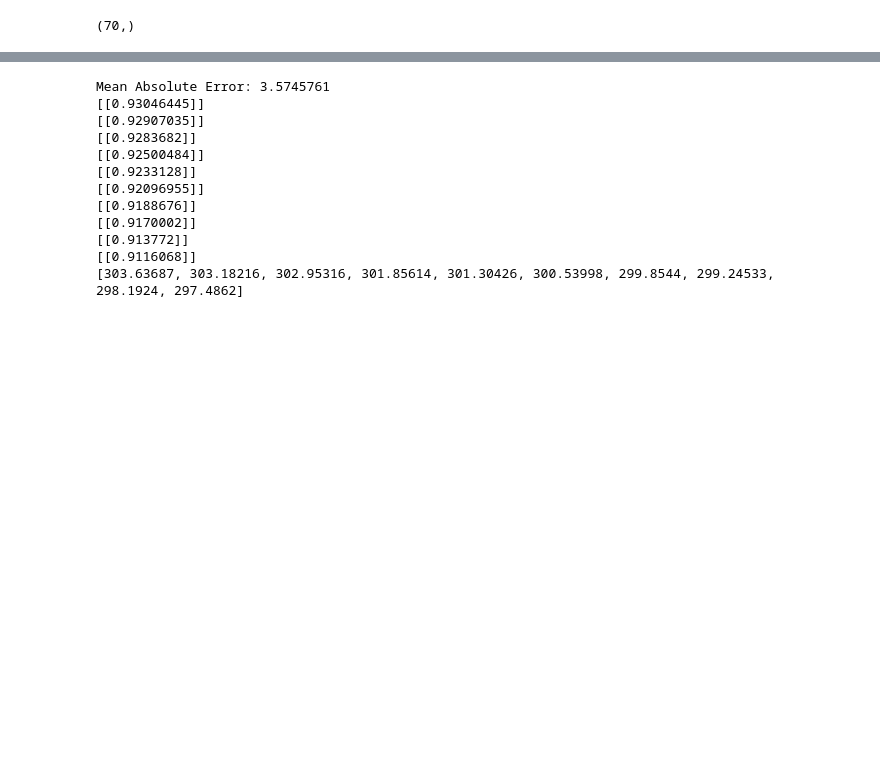
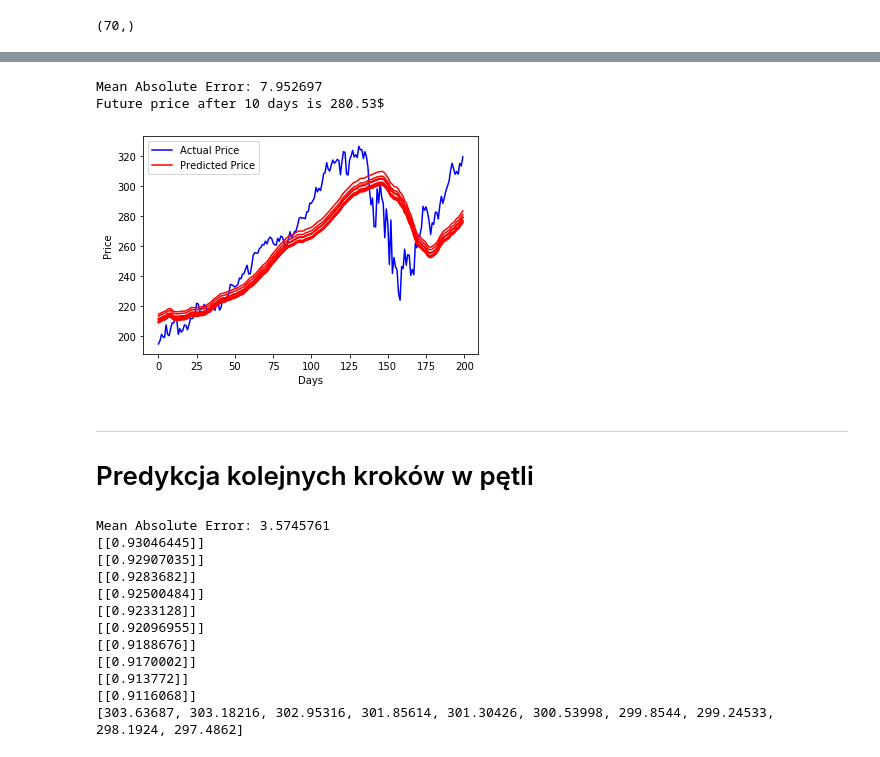
Before and after one commit to kozlowski-j/Stock-Market-Forecast, a Jupyter notebook: RNN Playground.ipynb, the cells around one changed output, grey strips where cells are left out. Drawn from its saved outputs; the diff is of its cells as text; code cells hidden in the pictures; blank space fills up the shorter version.

```diff
--- a/RNN Playground.ipynb
+++ b/RNN Playground.ipynb
@@ -379,3 +431,25 @@ array([[0.93046445]], dtype=float32)
+# %%
+# load the data with shuffle = False
+data = load_data(ticker, N_STEPS, lookup_step=LOOKUP_STEP, test_size=TEST_SIZE,
+                 feature_columns=FEATURE_COLUMNS, shuffle=False)
+# %%
+# evaluate the model
+mse, mae = model.evaluate(data["X_test"], data["y_test"], verbose=0)
+# calculate the mean absolute error (inverse scaling)
+mean_absolute_error = data["column_scaler"]["adjclose"].inverse_transform(mae.reshape(1, -1))[0][0]
+print("Mean Absolute Error:", mean_absolute_error)
+# predict the future price
+future_price = predict(model, data)
+print(f"Future price after {LOOKUP_STEP} days is {future_price:.2f}$")
+# print("Accuracy Score:", get_accuracy(model, data))
+plot_graph(model, data)
+# %% [output]
+Mean Absolute Error: 7.952697
+Future price after 10 days is 280.53$
+[figure, added]
+# %% [markdown]
+---
+# Predykcja kolejnych kroków w pętli
 # %%
 # evaluate the model
 mse, mae = model.evaluate(data["X_test"], data["y_test"], verbose=0)
```
Also changed, not shown: parts of 16 cells of this notebook, 2 other files.
